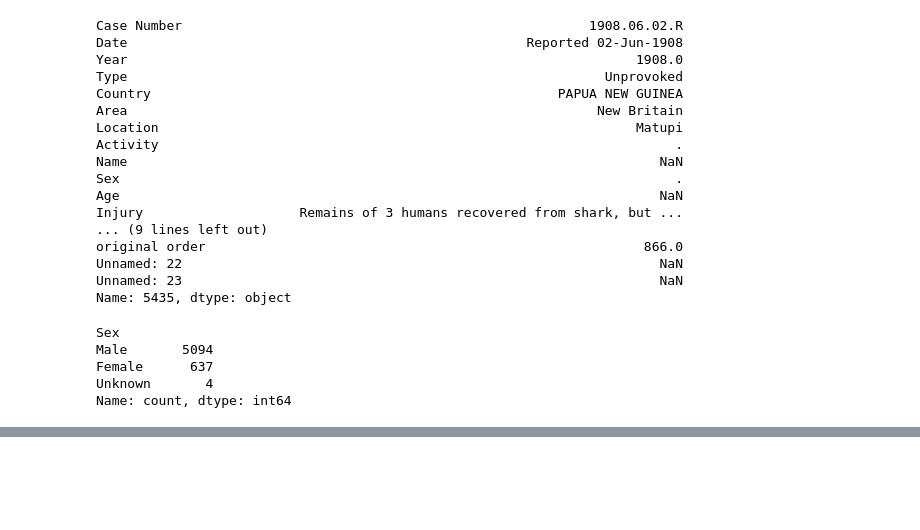
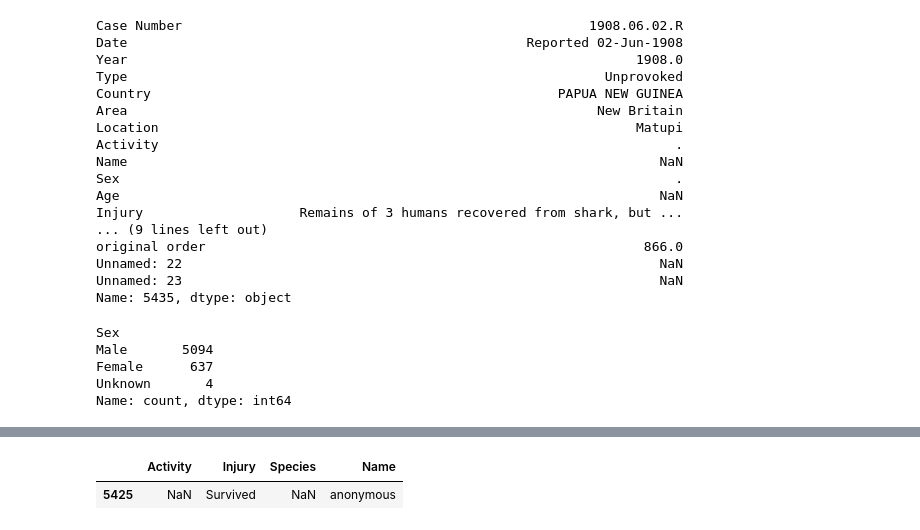
Before and after one commit to JuanGouveia/Pandas-Project, a Jupyter notebook: your-code/main.ipynb, the cells around one changed output, grey strips where cells are left out. Saved outputs shown, nothing was run; the diff lists cells and outputs as text; code cells hidden in the pictures; blank space fills up the shorter version.

```diff
--- a/your-code/main.ipynb
+++ b/your-code/main.ipynb
@@ -233,0 +256,9 @@ data_seleccionado3
+# %%
+valor4 = 'N '
+filas_coincidentes4 = data[data['Fatal (Y/N)'] == valor4].index          # filtrar por indice
+data_seleccionado4 = data.loc[filas_coincidentes4, ['Activity', 'Injury', 'Species ', 'Name']]
+
+data_seleccionado4
+# %% [output]
+|  | Activity | Injury | Species | Name |
+| 5425 | NaN | Survived | NaN | anonymous |
```
Also changed, not shown: parts of 27 cells of this notebook.
